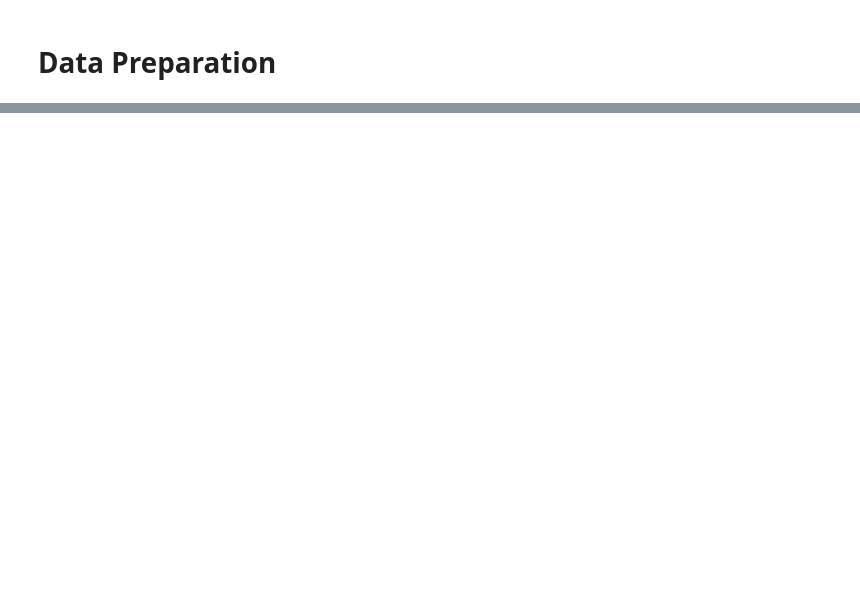
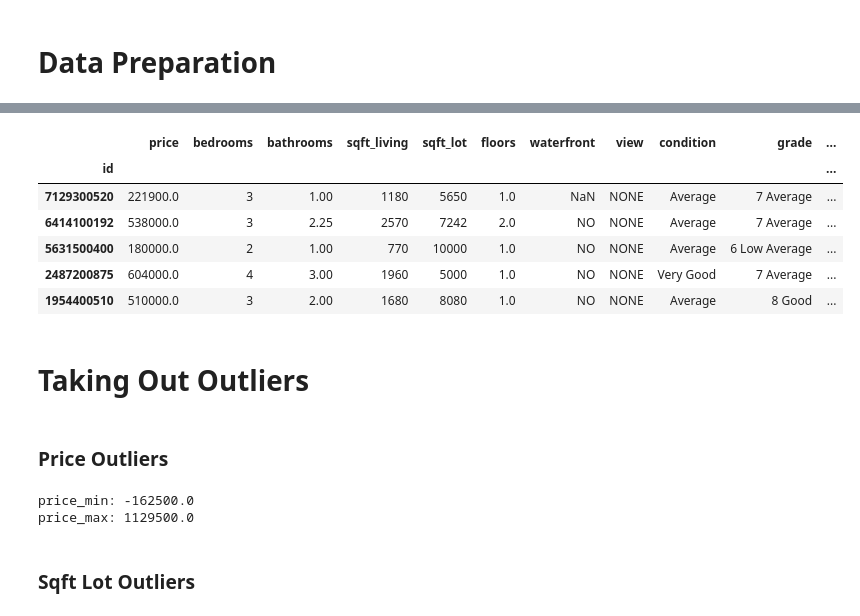
Before and after one commit to alvaromendizabal/dsc-phase-2-project-v2-3, a Jupyter notebook: alvaro.ipynb, the cells around one changed output, grey strips where cells are left out. Cells and saved outputs as stored; diff of their text form; code cells hidden in the pictures; blank space fills up the shorter version.

```diff
--- a/alvaro.ipynb
+++ b/alvaro.ipynb
@@ -207,4 +259,28 @@ kingcounty.head()
 # %%
 #drop the 33 bedroom outlier
-kingcounty.drop(['date', 'yr_renovated', 'sqft_basement'], axis=1, inplace=True)
-kingcounty.head()
+df.drop(['date', 'yr_renovated', 'sqft_basement'], axis=1, inplace=True)
+df.head()
+# %% [output]
+|  | price | bedrooms | bathrooms | sqft_living | sqft_lot | floors | waterfront | view | condition | grade | ... |
+| id |  |  |  |  |  |  |  |  |  |  | ... |
+| 7129300520 | 221900.0 | 3 | 1.00 | 1180 | 5650 | 1.0 | NaN | NONE | Average | 7 Average | ... |
+| 6414100192 | 538000.0 | 3 | 2.25 | 2570 | 7242 | 2.0 | NO | NONE | Average | 7 Average | ... |
+| 5631500400 | 180000.0 | 2 | 1.00 | 770 | 10000 | 1.0 | NO | NONE | Average | 6 Low Average | ... |
+| 2487200875 | 604000.0 | 4 | 3.00 | 1960 | 5000 | 1.0 | NO | NONE | Very Good | 7 Average | ... |
+| 1954400510 | 510000.0 | 3 | 2.00 | 1680 | 8080 | 1.0 | NO | NONE | Average | 8 Good | ... |
+# %% [markdown]
+# Taking Out Outliers
+# %% [markdown]
+### Price Outliers
+# %%
+# calculate 25, 75, iqr, whiskers for 'price'
+price_q25, price_q75 = np.percentile(df['price'], [25, 75])
+price_iqr = price_q75 - price_q25
+price_min = price_q25 - (1.5 * price_iqr)
+price_max = price_q75 + (1.5 * price_iqr)
+
+print(f"""price_min: {price_min}
+price_max: {price_max}""")
+# %% [output]
+price_min: -162500.0
+price_max: 1129500.0
@@ -210,0 +291,2 @@ kingcounty.head()
+# %% [markdown]
+### Sqft Lot Outliers
```
Also changed, not shown: parts of 29 cells of this notebook, 22 other files.
